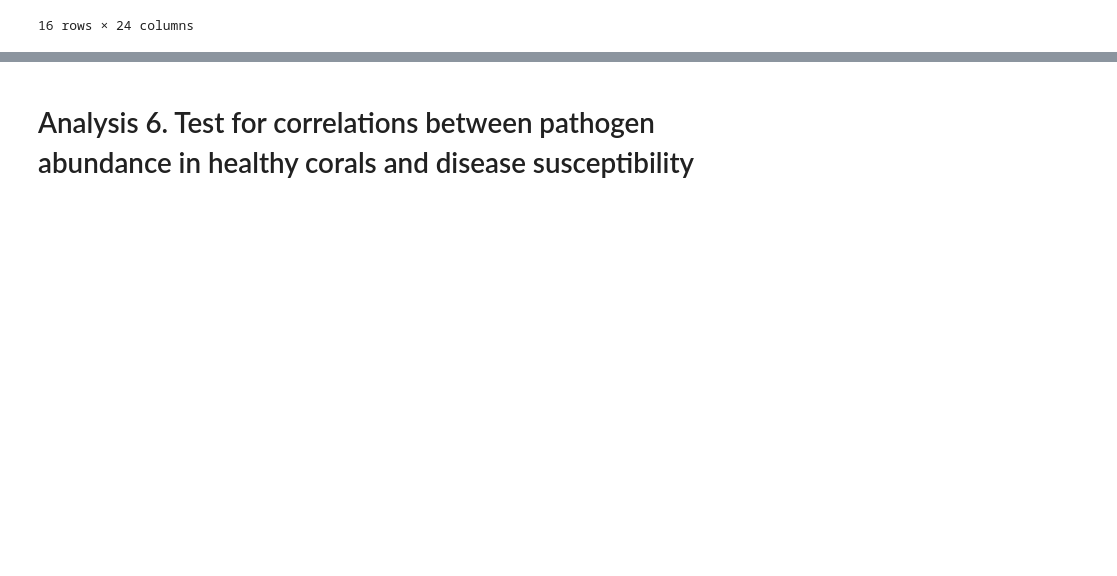
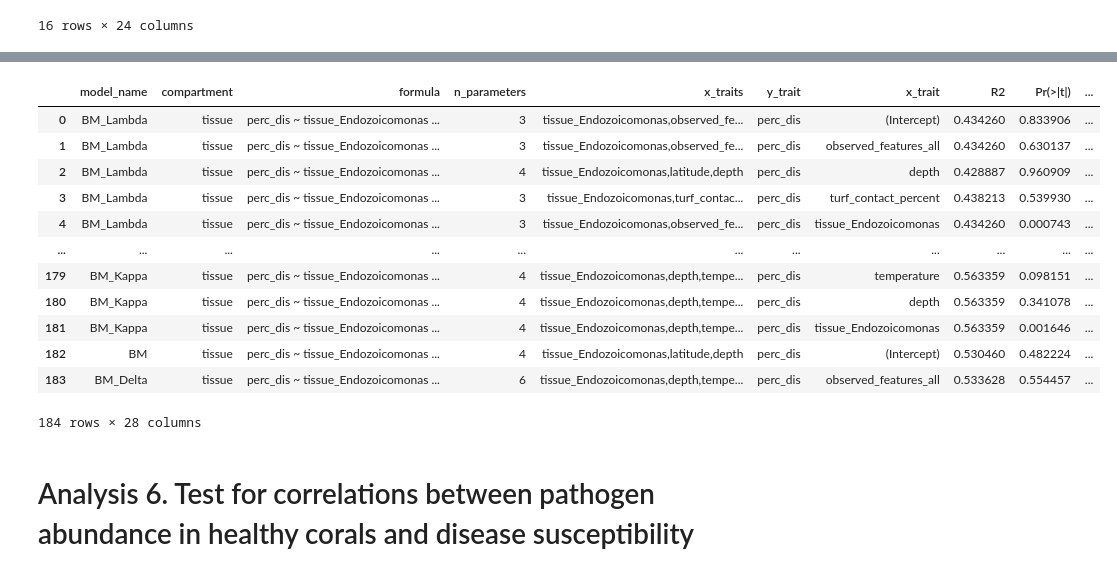
Before and after one commit to zaneveld/GCMP_Global_Disease, a Jupyter notebook: analysis/core_analysis/procedure/run_all_PICs.ipynb, the cells around one changed output, grey strips where cells are left out. Drawn from its saved outputs; the diff is of its cells as text; code cells hidden in the pictures; blank space fills up the shorter version.

Commit message:
Update run_all_pics to add analysis 5b, functions for parsing multivariable PGLS results

```diff
--- a/analysis/core_analysis/procedure/run_all_PICs.ipynb
+++ b/analysis/core_analysis/procedure/run_all_PICs.ipynb
@@ -43,7 +43,7 @@ trait_table = join(results_dir,"GCMP_trait_table_with_abundances_and_adiv_and_me
 trait_table_growth_data = join(results_dir,'GCMP_trait_table_with_abundances_and_adiv_and_metadata_and_growth_data.tsv')
 trait_table_australia = join(results_dir,'GCMP_trait_table_genus_australia_only.tsv')
 trait_table_beta_diversity = join(results_dir,"GCMP_trait_table_with_abundances_and_adiv_and_metadata_and_growth_data_pcoa_zeros.tsv")
-
+trait_table_depth = join(results_dir,"GCMP_trait_table_with_abundances_and_adiv_and_metadata_depth.tsv")
 tree = join(results_dir,'huang_roy_genus_tree.newick')
 
 #The PIC_results dir is a major output so define it now
@@ -179,11 +179,15 @@ def add_FDR(df,p_value_column_name = "p",best_model_only = False):
         df['FDR_q'] = fdr_values
     return df
 # %%
-def pgls(trait_table,tree,x_trait,y_trait,filter_column,filter_value,output_dir="../PIC_results/",verbose=True):
+
+
+
+def pgls(trait_table,tree,x_trait,y_trait,filter_column,filter_value,output_dir="../output/PIC_results/",\
+         script_name="pgls.r",verbose=True):
     """Run the PGLS script"""
 
     #Build up the command we want to run
-    pgls_cmd = f"Rscript pgls.r {trait_table} {tree} {x_trait} {y_trait} {filter_column} {filter_value} {output_dir}"
+    pgls_cmd = f"Rscript {script_name} {trait_table} {tree} {x_trait} {y_trait} {filter_column} {filter_value} {output_dir}"
     print("Running PGLS script as follows:",pgls_cmd)
 
     try:
@@ -733,0 +775,44 @@ pgls_results_df.to_csv(join(analysis_output_dir,f"PGLS_results_summary_{analysis
+# %%
+control_for = ["observed_features_all","latitude,depth","latitude,depth,turf_contact_percent",\
+               "depth","temperature","depth,temperature","turf_contact_percent",\
+               "depth,turf_contact_percent","depth,temperature,turf_contact_percent",\
+               "latitude","depth,temperature,turf_contact_percent,observed_features_all"]
+
+analysis_label = "Endozoicomonas_and_confounders_vs_disease"
+analysis_output_dir = join(results_dir,"PIC_results",f"A5b_{analysis_label}")
+# Make a dataframe to hold all the results
+from pandas import DataFrame
+
+pic_results_df = DataFrame({},columns = ["analysis_label","pic_x_trait","pic_y_trait","R2","p","sig_marker","FDR_q","slope","pic_filter_column","pic_filter_value","results_dir","slope_std_error","T_stat"])
+#pgls_results_df = DataFrame({},columns = ["analysis_label","x_trait","y_trait","R2","p","FDR_q","slope","model_name","best_model","AIC","AICc","delta_AICc","filter_column","filter_value","results_dir","x_trait_slope_95CI"])
+pgls_results_df = None
+
+for control in control_for:
+    pic_trait_table = trait_table_depth
+    pic_tree = tree
+
+    #Note: "tissue_Endozoicomonas" is just a manual alias for the original column name below:
+    #'tissue_D_0__Bacteria___D_1__Proteobacteria___D_2__Gammaproteobacteria___D_3__Oceanospirillales___D_4__Endozoicomonadaceae___D_5__Endozoicomonas,depth'
+
+    pic_x_traits = ",".join(["tissue_Endozoicomonas",control])
+    pic_y_trait = 'perc_dis'
+    pic_filter_column = 'None'
+    pic_filter_value = 'None'
+    pic_suffix = ''
+
+
+    pgls_result = multiple_pgls(pic_trait_table,pic_tree,pic_x_traits,pic_y_trait,pic_filter_column,\
+      pic_filter_value,analysis_output_dir,script_name="multivariable_pgls_r21.R",verbose = False)
+
+    if pgls_results_df is None:
+        pgls_results_df = pgls_result
+
+    pgls_results_df = pgls_results_df.append(pgls_result,ignore_index=True)
+    pgls_results_df = add_FDR(pgls_results_df,p_value_column_name = "Pr(>|t|)",best_model_only = True)
+
+
+pgls_results_df["analysis_label"] = analysis_label
+print("Done!")
+display(pgls_results_df)
+pgls_results_df.to_csv(join(analysis_output_dir,f"PGLS_results_summary_{analysis_label}.tsv"),sep="\t")
+# %% [output]
@@ -734,3 +836,16 @@ pgls_results_df.to_csv(join(analysis_output_dir,f"PGLS_results_summary_{analysis
+|  | model_name | compartment | formula | n_parameters | x_traits | y_trait | x_trait | R2 | Pr(>|t|) | ... |
+| 0 | BM_Lambda | tissue | perc_dis ~ tissue_Endozoicomonas ... | 3 | tissue_Endozoicomonas,observed_fe... | perc_dis | (Intercept) | 0.434260 | 0.833906 | ... |
+| 1 | BM_Lambda | tissue | perc_dis ~ tissue_Endozoicomonas ... | 3 | tissue_Endozoicomonas,observed_fe... | perc_dis | observed_features_all | 0.434260 | 0.630137 | ... |
+| 2 | BM_Lambda | tissue | perc_dis ~ tissue_Endozoicomonas ... | 4 | tissue_Endozoicomonas,latitude,depth | perc_dis | depth | 0.428887 | 0.960909 | ... |
+| 3 | BM_Lambda | tissue | perc_dis ~ tissue_Endozoicomonas ... | 3 | tissue_Endozoicomonas,turf_contac... | perc_dis | turf_contact_percent | 0.438213 | 0.539930 | ... |
+| 4 | BM_Lambda | tissue | perc_dis ~ tissue_Endozoicomonas ... | 3 | tissue_Endozoicomonas,observed_fe... | perc_dis | tissue_Endozoicomonas | 0.434260 | 0.000743 | ... |
+| ... | ... | ... | ... | ... | ... | ... | ... | ... | ... | ... |
+| 179 | BM_Kappa | tissue | perc_dis ~ tissue_Endozoicomonas ... | 4 | tissue_Endozoicomonas,depth,tempe... | perc_dis | temperature | 0.563359 | 0.098151 | ... |
+| 180 | BM_Kappa | tissue | perc_dis ~ tissue_Endozoicomonas ... | 4 | tissue_Endozoicomonas,depth,tempe... | perc_dis | depth | 0.563359 | 0.341078 | ... |
+| 181 | BM_Kappa | tissue | perc_dis ~ tissue_Endozoicomonas ... | 4 | tissue_Endozoicomonas,depth,tempe... | perc_dis | tissue_Endozoicomonas | 0.563359 | 0.001646 | ... |
+| 182 | BM | tissue | perc_dis ~ tissue_Endozoicomonas ... | 4 | tissue_Endozoicomonas,latitude,depth | perc_dis | (Intercept) | 0.530460 | 0.482224 | ... |
+| 183 | BM_Delta | tissue | perc_dis ~ tissue_Endozoicomonas ... | 6 | tissue_Endozoicomonas,depth,tempe... | perc_dis | observed_features_all | 0.533628 | 0.554457 | ... |
+184 rows × 28 columns
 # %% [markdown]
 # Analysis 6. Test for correlations between pathogen abundance in healthy corals and disease susceptibility
 # %%
```
Also changed, not shown: parts of 3 cells of this notebook.
